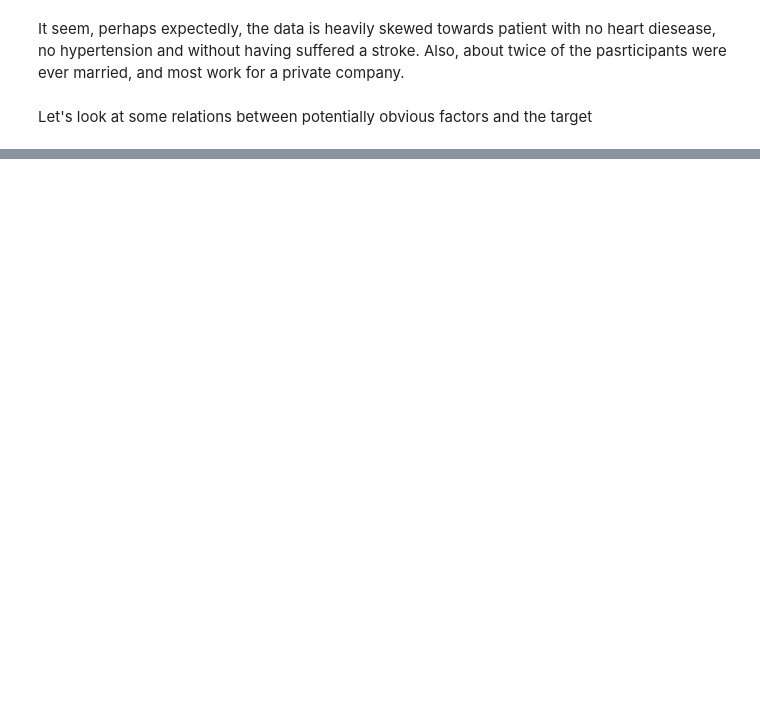
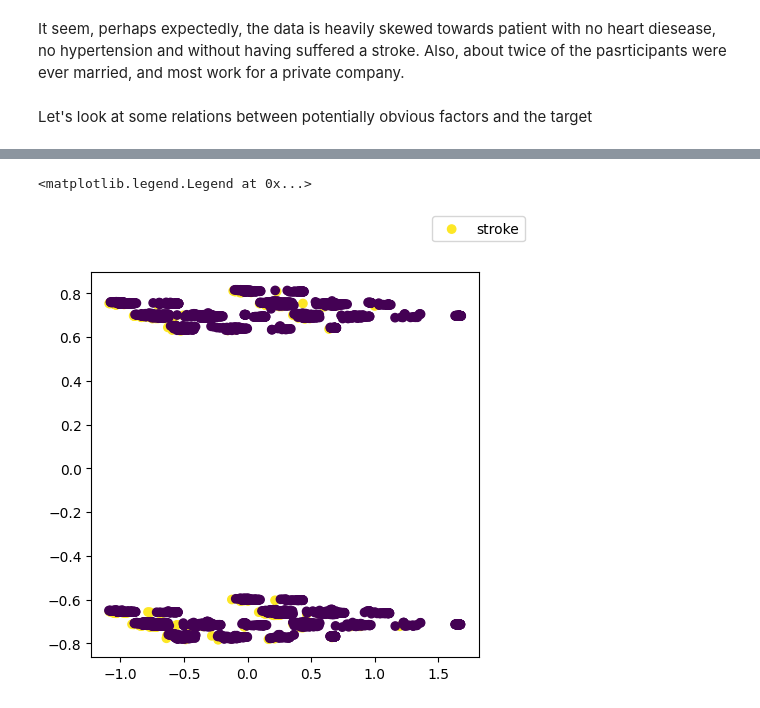
Before and after one commit to Kakackle/ml_zoo, a Jupyter notebook: dirty_notebooks/stroke_prediction.ipynb, the cells around one changed output, grey strips where cells are left out. Saved outputs shown, nothing was run; the diff lists cells and outputs as text; code cells hidden in the pictures; blank space fills up the shorter version.

```diff
--- a/dirty_notebooks/stroke_prediction.ipynb
+++ b/dirty_notebooks/stroke_prediction.ipynb
@@ -159,0 +333,9 @@ smoking_df =
+# %%
+dummy_cols = ['gender', 'work_type', 'Residence_type', 'smoking_status']
+for col in dummy_cols:
+    one_hot = pd.get_dummies(df[col])
+    # drop the original column
+    df_enc = df_enc.drop(col, axis=1)
+    # add / join the encoded df
+    df_enc = df_enc.join(one_hot)
+df_enc.head()
@@ -159,0 +351,13 @@ smoking_df =
+# %%
+from sklearn.preprocessing import MinMaxScaler
+
+scaler = MinMaxScaler()
+scaler.fit(df_enc)
+df_enc_scaled = scaler.transform(df_enc)
+# %%
+from sklearn.decomposition import PCA
+
+pca = PCA(n_components=2)
+pca.fit(df_enc_scaled)
+
+X_pca = pca.transform(df_enc_scaled)
@@ -159,0 +368,2 @@ smoking_df =
+# %%
+y = df['stroke']
@@ -159,0 +386,8 @@ smoking_df =
+# %%
+fig = plt.figure(1, figsize=(5,5))
+ax = fig.add_subplot(111)
+ax.scatter(X_pca[:,0], X_pca[:,1], c=y)
+fig.legend(['stroke', 'no stroke'])
+# %% [output]
+<matplotlib.legend.Legend at 0x...>
+[figure, added]
```
Also changed, not shown: parts of 54 cells of this notebook, 1 other file.
